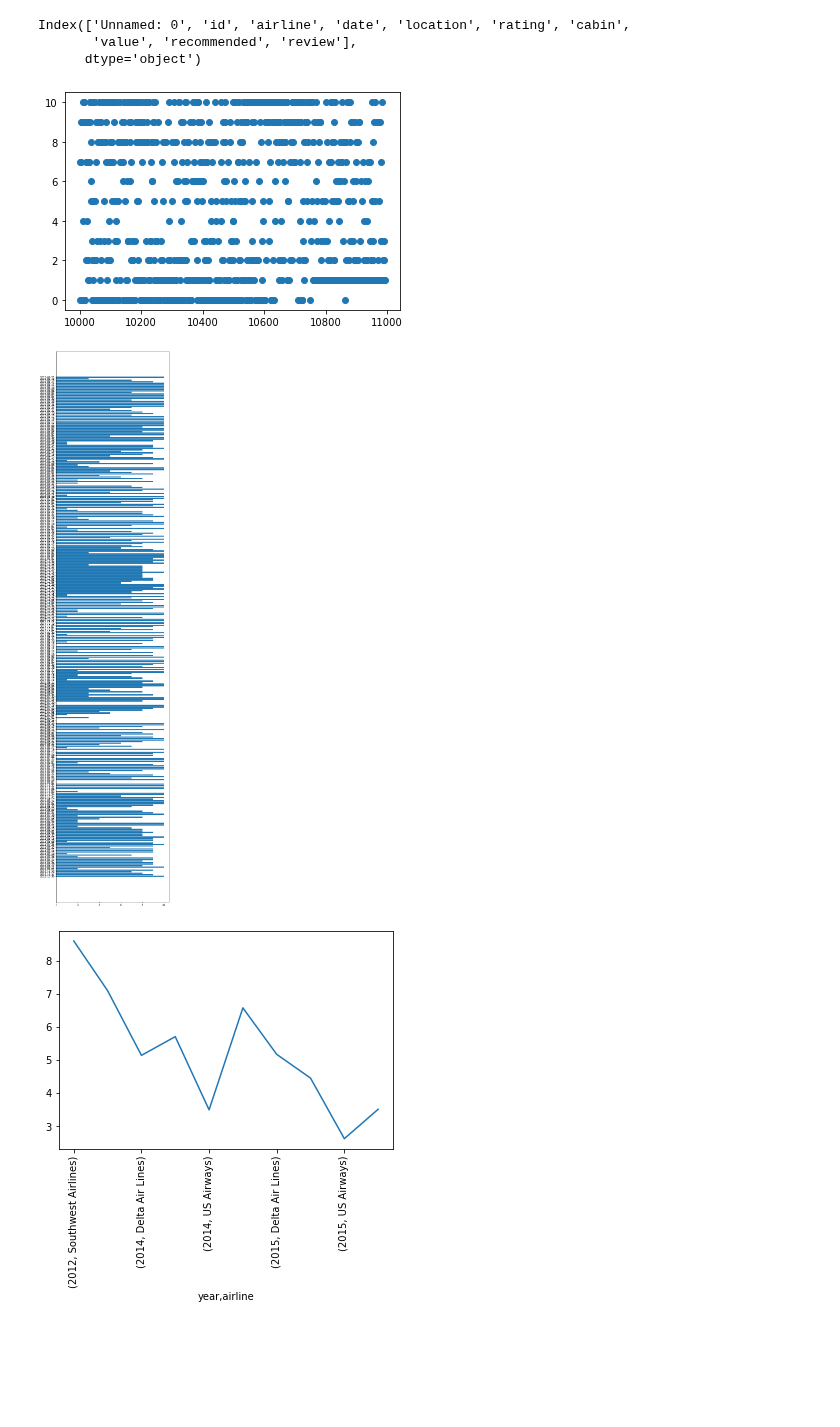
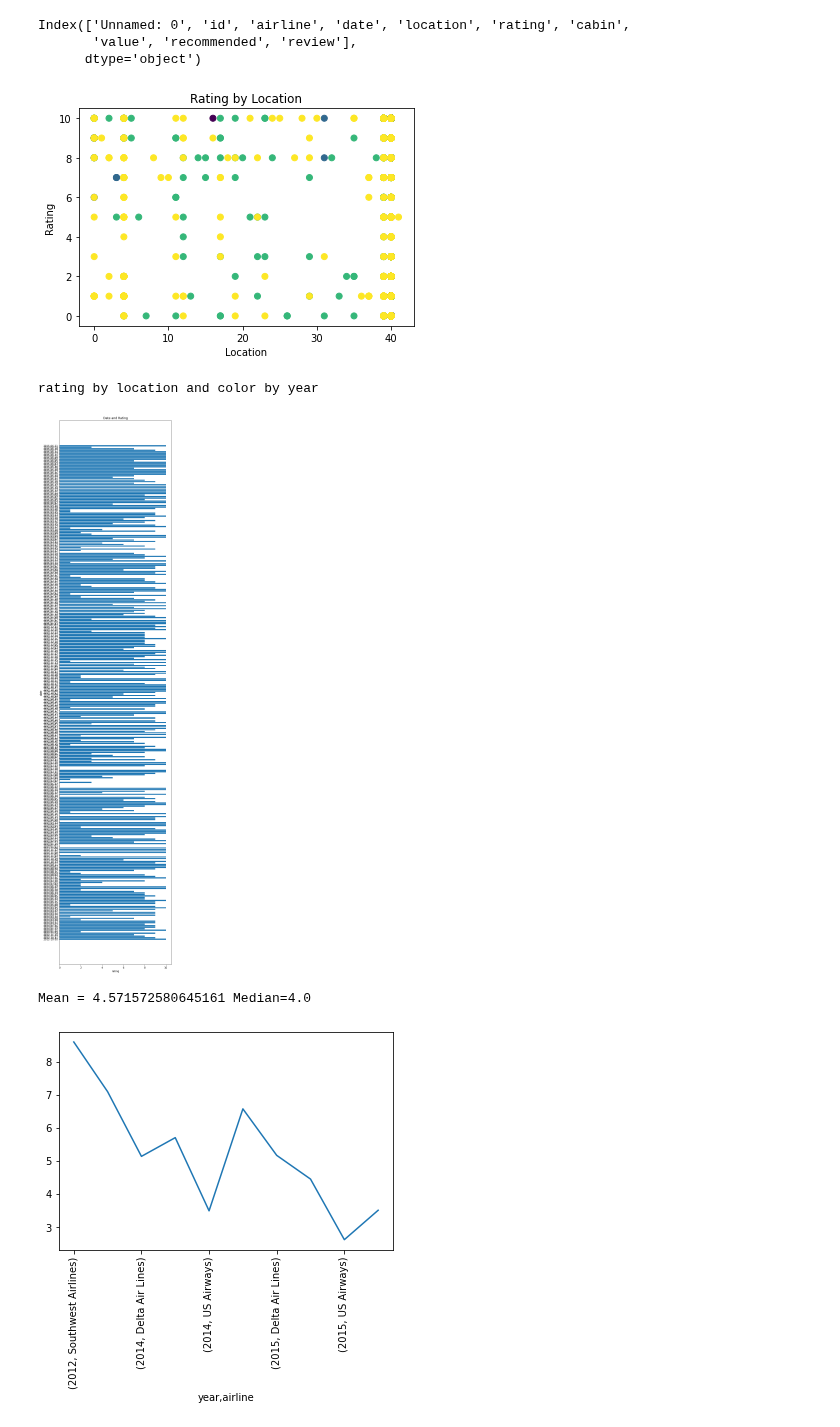
Before and after one commit to Andru-1987/python-deep-learning, a Jupyter notebook: Airline Comfort Ratings.ipynb, the cells around one changed output. Cells and saved outputs as stored; diff of their text form; code cells hidden in the pictures; blank space fills up the shorter version.

```diff
--- a/Airline Comfort Ratings.ipynb
+++ b/Airline Comfort Ratings.ipynb
@@ -44,15 +46,30 @@ Index(['Unnamed: 0', 'id', 'airline', 'date', 'location', 'rating', 'cabin',
       dtype='object')
 # %%
 
-plt.scatter(data=df,y='rating',x='id')
+plt.scatter(data=df,y='rating',x='location_enc',c='year')
+plt.title('Rating by Location')
+plt.xlabel('Location')
+plt.ylabel('Rating')
 plt.show()
+
+print('rating by location and color by year')
 
 fig,ax = plt.subplots(figsize=(8,40))
 ax.barh(df['date'],df['rating'])
+ax.set_ylabel('date')
+ax.set_xlabel('rating')
+ax.set_title('Date and Rating')
 plt.show()
+
+mean=df['rating'].mean()
+median=df['rating'].median()
+
+print("Mean = {} Median={}".format(mean,median))
 # %% [output]
-[figure, old version]
+[figure, new version]
+rating by location and color by year
-[figure, old version]
+[figure, new version]
+Mean = 4.571572580645161 Median=4.0
 # %%
 grouped= df.groupby(['year','airline'])
 grouped['rating'].mean().plot()
```
Also changed, not shown: parts of 1 cell of this notebook, 1 other file.
